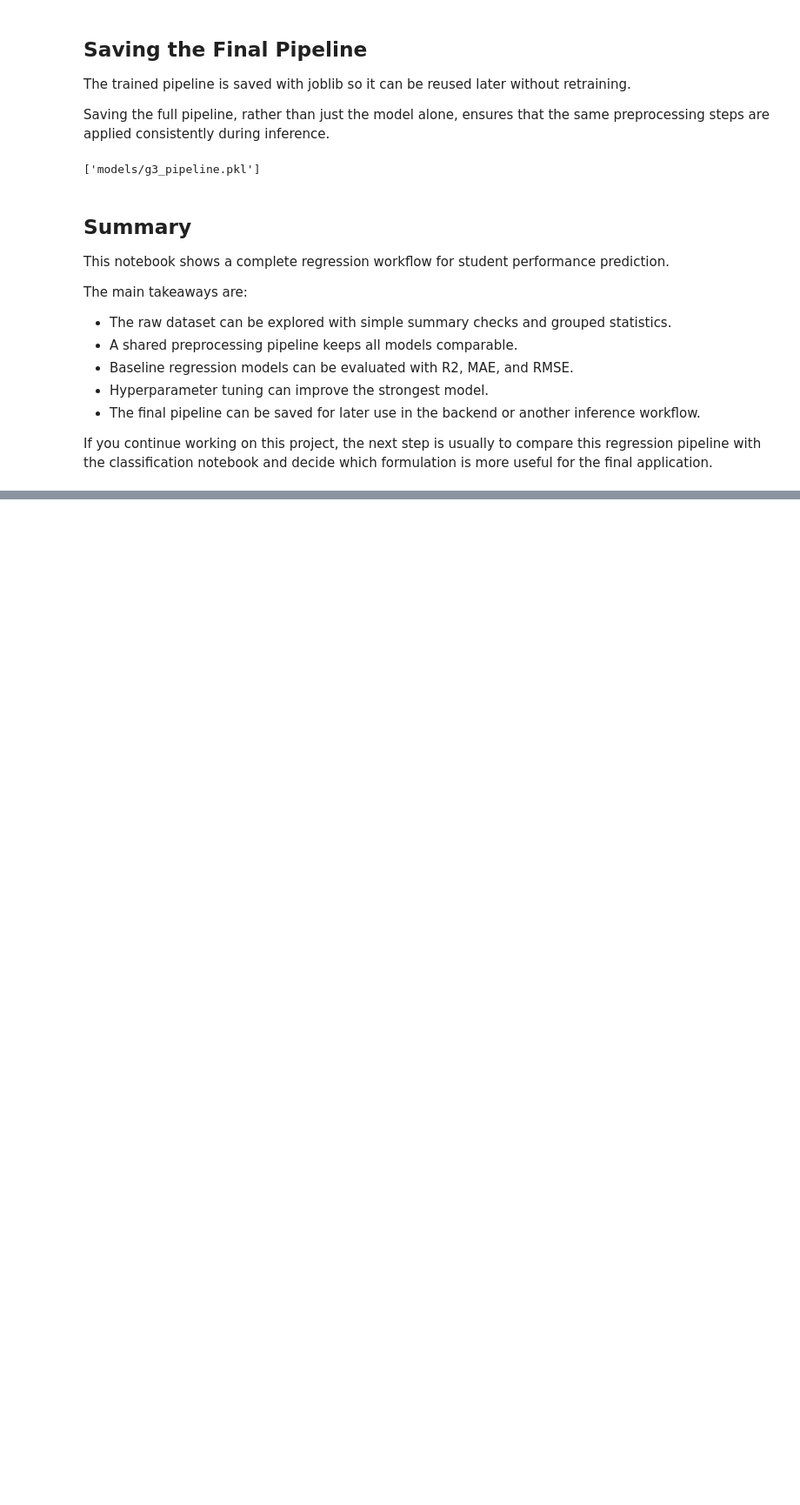
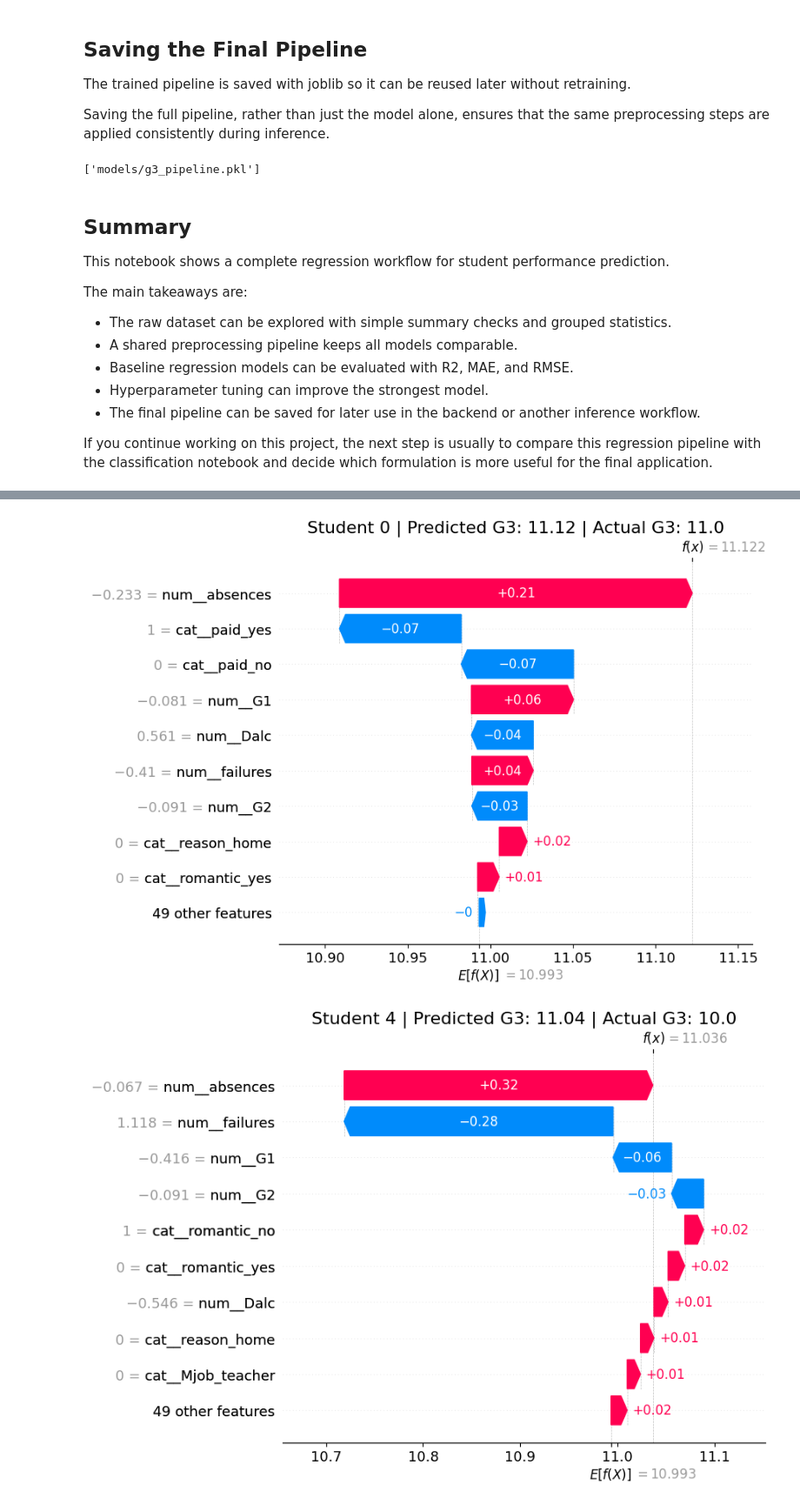
Before and after one commit to dogukanozcelik/student-performance-predictor, a Jupyter notebook: model-service/model_selection.ipynb, the cells around one changed output, grey strips where cells are left out. Shown at 87% size. Drawn from its saved outputs; the diff is of its cells as text; code cells hidden in the pictures; blank space fills up the shorter version.

```diff
--- a/model-service/model_selection.ipynb
+++ b/model-service/model_selection.ipynb
@@ -371,0 +402,69 @@ If you continue working on this project, the next step is usually to compare thi
+# %%
+import shap
+import pandas as pd
+import matplotlib.pyplot as plt
+
+model = best_model.named_steps["model"]
+
+preprocessor = best_model.named_steps[
+    "preprocessor"
+]
+
+feature_names = preprocessor.get_feature_names_out()
+
+X_processed = preprocessor.transform(
+    x_train
+)
+
+X_processed_df = pd.DataFrame(
+    X_processed,
+    columns=feature_names
+)
+
+explainer = shap.Explainer(
+    model,
+    X_processed_df
+)
+
+student_indices = [0, 4, 8, 12]
+
+for idx in student_indices:
+
+    student = x_test.iloc[[idx]]
+
+    student_processed = preprocessor.transform(
+        student
+    )
+
+    student_processed_df = pd.DataFrame(
+        student_processed,
+        columns=feature_names
+    )
+
+    student_shap = explainer(
+        student_processed_df
+    )
+
+    predicted_value = best_model.predict(
+        student
+    )[0]
+
+    actual_value = y_test.iloc[idx]
+
+    plt.figure(figsize=(18, 9))
+
+    shap.plots.waterfall(
+        student_shap[0],
+        max_display=10,
+        show=False
+    )
+
+    plt.title(
+        f"Student {idx} | Predicted G3: {predicted_value:.2f} | Actual G3: {actual_value}",
+        fontsize=16
+    )
+
+    plt.show()
+# %% [output]
+[figure, added]
+[figure, added]
```
Also changed, not shown: parts of 6 cells of this notebook, 4 other files.
